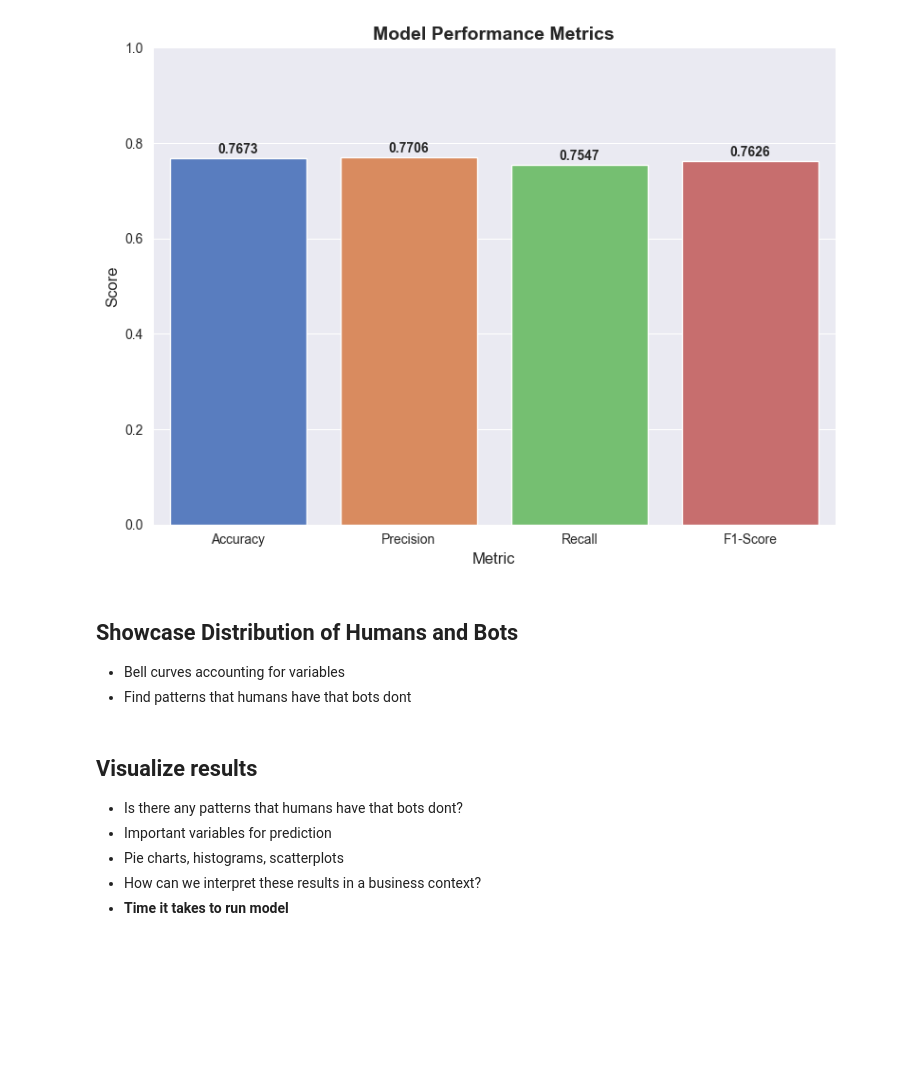
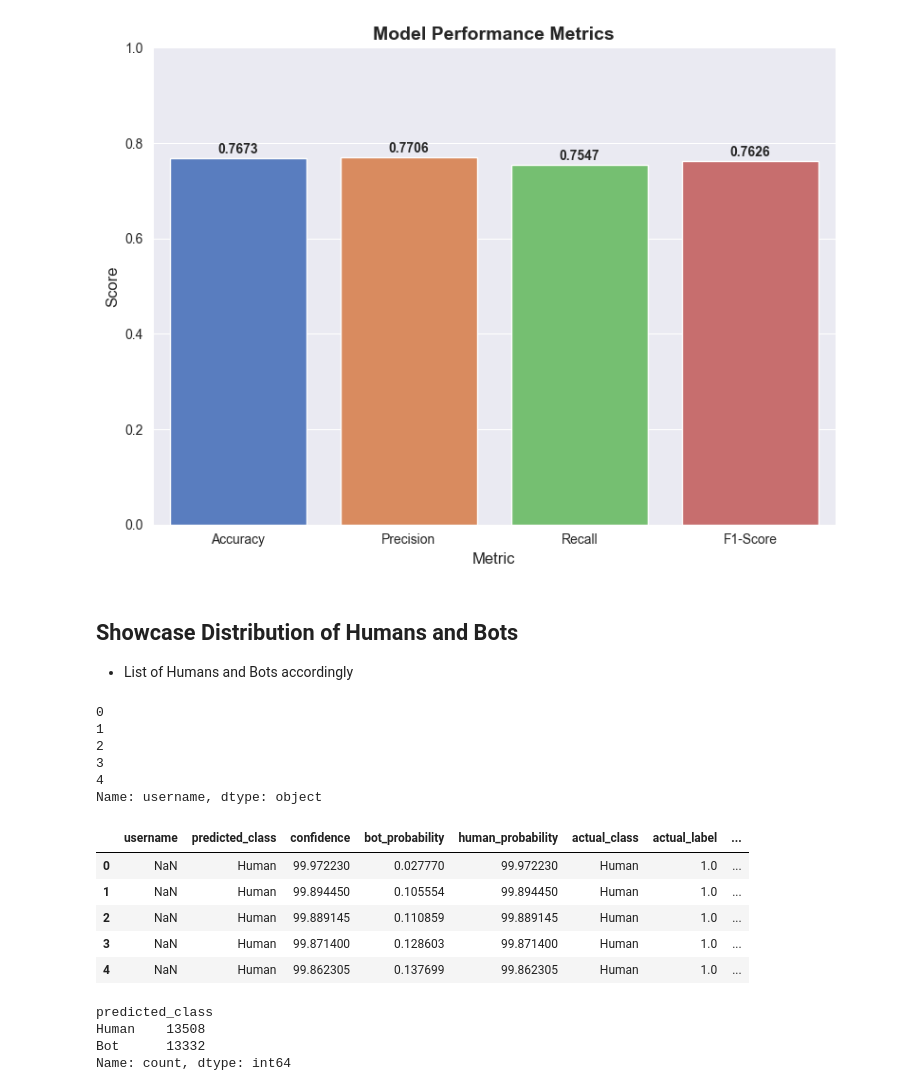
Before and after one commit to moanv2/TVB_IE2025, a Jupyter notebook: ML_model/main.ipynb, the cells around one changed output. Drawn from its saved outputs; the diff is of its cells as text; code cells hidden in the pictures; blank space fills up the shorter version.

Commit message:
Created csv of bots/human list for mock mvp

```diff
--- a/ML_model/main.ipynb
+++ b/ML_model/main.ipynb
@@ -886,12 +898,30 @@ Passing `palette` without assigning `hue` is deprecated and will be removed in v
 [figure]
 # %% [markdown]
 ## Showcase Distribution of Humans and Bots
-- Bell curves accounting for variables
-- Find patterns that humans have that bots dont
+- List of Humans and Bots accordingly
-# %% [markdown]
-## Visualize results
-- Is there any patterns that humans have that bots dont?
-- Important variables for prediction
-- Pie charts, histograms, scatterplots
-- How can we interpret these results in a business context?
-- **Time it takes to run model**
+# %%
+unbalanced_data['username'].head()
+# %% [output]
+0
+1
+2
+3
+4
+Name: username, dtype: object
+# %%
+human_bot_csv = pd.read_csv('E:/tvb_25/ML_model/bot_human_predictions.csv')
+human_bot_csv.head()
+# %% [output]
+|  | username | predicted_class | confidence | bot_probability | human_probability | actual_class | actual_label | ... |
+| 0 | NaN | Human | 99.972230 | 0.027770 | 99.972230 | Human | 1.0 | ... |
+| 1 | NaN | Human | 99.894450 | 0.105554 | 99.894450 | Human | 1.0 | ... |
+| 2 | NaN | Human | 99.889145 | 0.110859 | 99.889145 | Human | 1.0 | ... |
+| 3 | NaN | Human | 99.871400 | 0.128603 | 99.871400 | Human | 1.0 | ... |
+| 4 | NaN | Human | 99.862305 | 0.137699 | 99.862305 | Human | 1.0 | ... |
+# %%
+human_bot_csv['predicted_class'].value_counts()
+# %% [output]
+predicted_class
+Human    13508
+Bot      13332
+Name: count, dtype: int64
```
Also changed, not shown: parts of 9 cells of this notebook.
